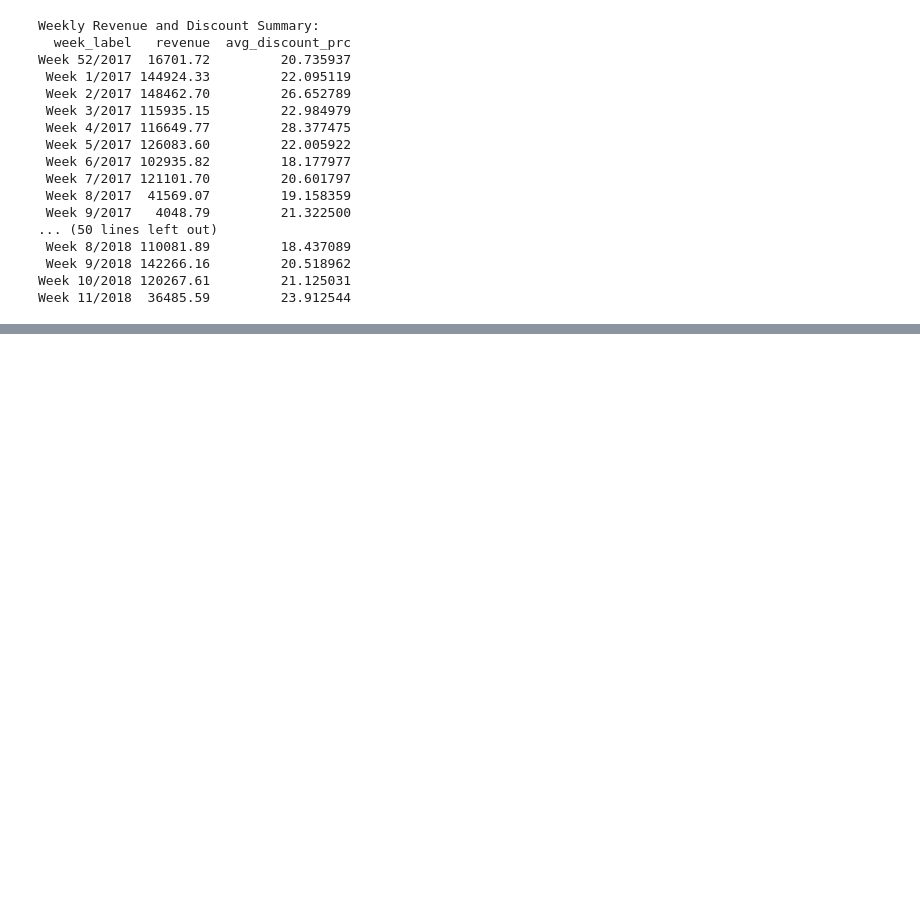
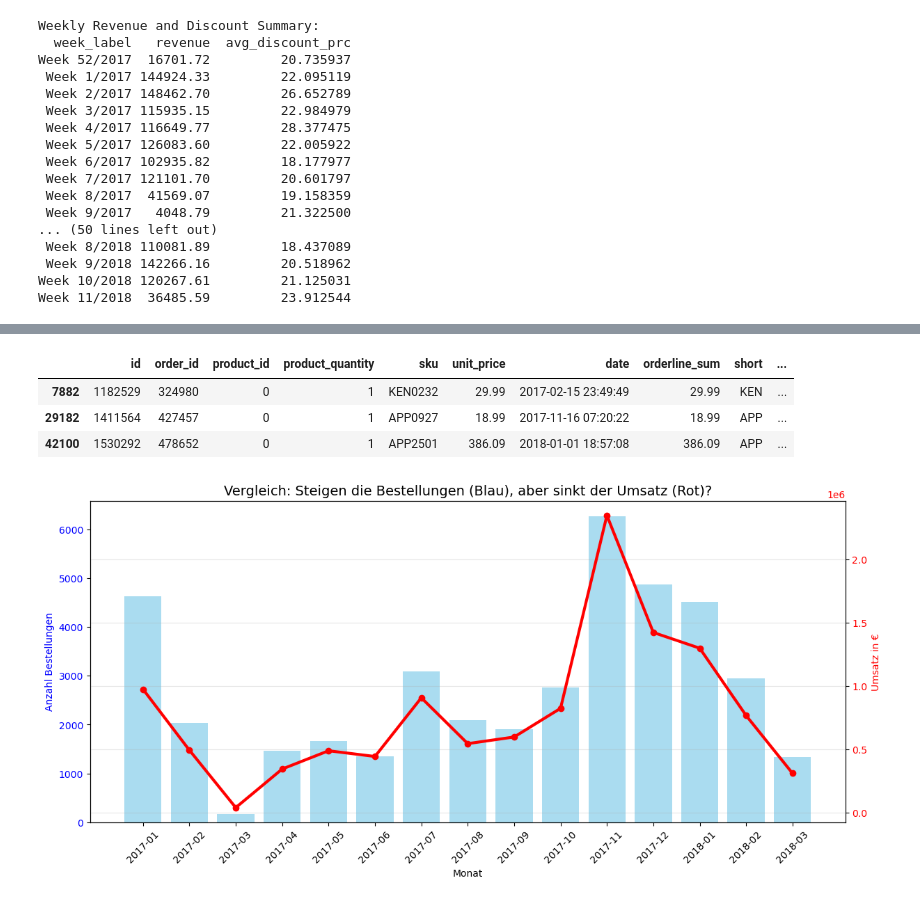
Before and after one commit to Cooljoe67/eniac_data_cleaning, a Jupyter notebook: dataanalysis_group_solution.ipynb, the cells around one changed output, grey strips where cells are left out. Saved outputs shown, nothing was run; the diff lists cells and outputs as text; code cells hidden in the pictures; blank space fills up the shorter version.

```diff
--- a/dataanalysis_group_solution.ipynb
+++ b/dataanalysis_group_solution.ipynb
@@ -725,0 +846,58 @@ Week 11/2018  36485.59         24.993519
+# %%
+# 1. Wir holen uns die 'category' aus products_df in unsere Bestell-Tabelle
+# Wir nehmen nur 'sku' und 'category', um Dopplungen zu vermeiden
+df_master = ol_merge_o_df.merge(products_df[['sku', 'category']], on='sku', how='left')
+
+# 2. WICHTIG: Wieder nur die bezahlten ('Completed') Bestellungen filtern
+df_analysis = df_master[df_master['state'] == 'Completed'].copy()
+
+# Datums-Spalte sicherstellen (für Zeitreihen)
+df_analysis['date'] = pd.to_datetime(df_analysis['date'])
+df_analysis['month_year'] = df_analysis['date'].dt.to_period('M')
+# %%
+df_analysis.sample(3)
+# %% [output]
+|  | id | order_id | product_id | product_quantity | sku | unit_price | date | orderline_sum | short | ... |
+| 7882 | 1182529 | 324980 | 0 | 1 | KEN0232 | 29.99 | 2017-02-15 23:49:49 | 29.99 | KEN | ... |
+| 29182 | 1411564 | 427457 | 0 | 1 | APP0927 | 18.99 | 2017-11-16 07:20:22 | 18.99 | APP | ... |
+| 42100 | 1530292 | 478652 | 0 | 1 | APP2501 | 386.09 | 2018-01-01 18:57:08 | 386.09 | APP | ... |
+# %%
+import matplotlib.pyplot as plt
+
+# 1. DATEN VORBEREITEN
+# Wir aggregieren die Daten neu, um sicherzugehen
+monthly_trends = df_analysis.groupby('month_year').agg({
+    'total_paid': 'sum',      # Gesamtumsatz
+    'order_id': 'nunique'     # Anzahl Bestellungen
+}).reset_index()
+
+# WICHTIG: Wir machen aus dem Datum einen String (Text), z.B. "2017-01"
+# Das zwingt Matplotlib, Balken und Linie exakt gleich auszurichten.
+monthly_trends['month_str'] = monthly_trends['month_year'].astype(str)
+
+# 2. PLOT ERSTELLEN (Reines Matplotlib)
+fig, ax1 = plt.subplots(figsize=(14, 6))
+
+# X-Achse definieren
+x_values = monthly_trends['month_str']
+
+# --- ACHSE 1 (Links): Die Balken für Bestellungen ---
+ax1.bar(x_values, monthly_trends['order_id'], color='skyblue', alpha=0.7, label='Anzahl Bestellungen')
+ax1.set_xlabel('Monat')
+ax1.set_ylabel('Anzahl Bestellungen', color='blue')
+ax1.tick_params(axis='y', labelcolor='blue')
+# Beschriftung unten drehen, damit man sie lesen kann
+ax1.set_xticklabels(x_values, rotation=45)
+
+# --- ACHSE 2 (Rechts): Die Linie für Umsatz ---
+ax2 = ax1.twinx()  # Erstellt eine zweite Y-Achse, die die gleiche X-Achse teilt
+ax2.plot(x_values, monthly_trends['total_paid'], color='red', marker='o', linewidth=3, label='Umsatz (€)')
+ax2.set_ylabel('Umsatz in €', color='red')
+ax2.tick_params(axis='y', labelcolor='red')
+
+# Titel und Gitter
+plt.title('Vergleich: Steigen die Bestellungen (Blau), aber sinkt der Umsatz (Rot)?', fontsize=14)
+plt.grid(True, axis='y', alpha=0.3)
+plt.show()
+# %% [output]
+[figure, added]
```
Also changed, not shown: parts of 16 cells of this notebook, 1 other file.
